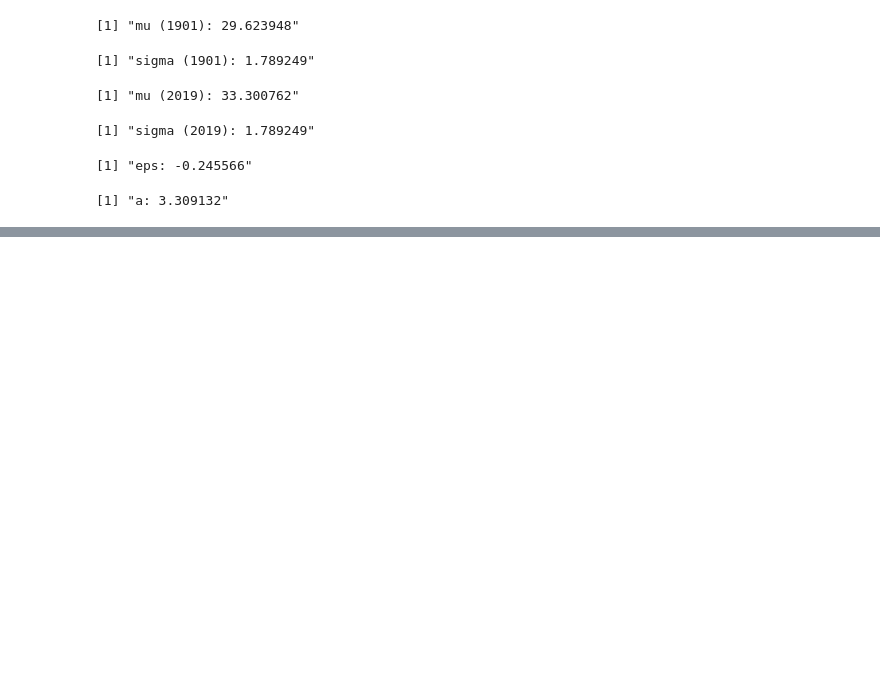
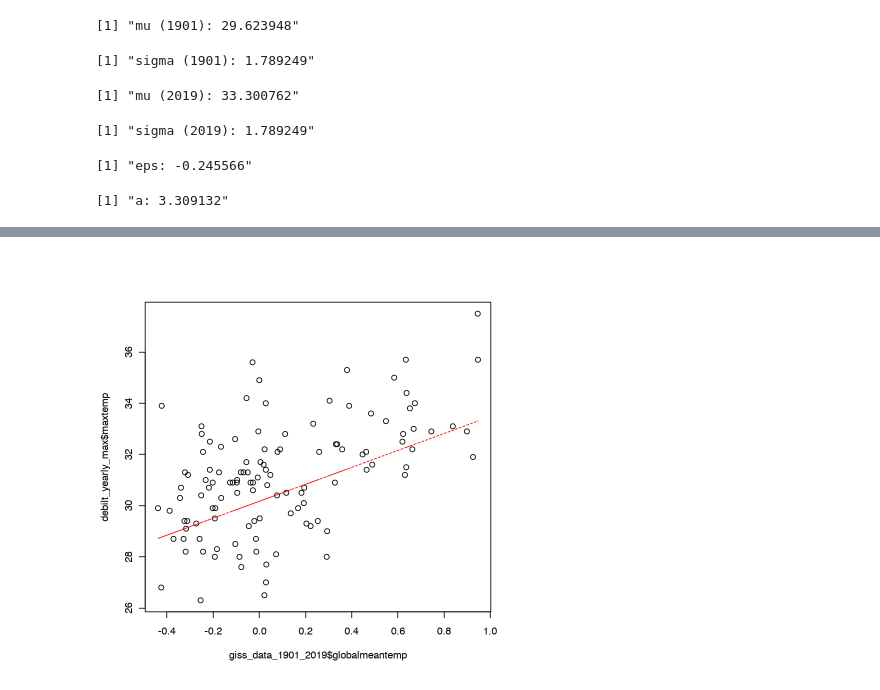
Before and after one commit to C3S-attribution-service/ToolsTesting, a Jupyter notebook: fit_gev.ipynb, the cells around one changed output, grey strips where cells are left out. Saved outputs shown, nothing was run; the diff lists cells and outputs as text; code cells hidden in the pictures; blank space fills up the shorter version.

Commit message:
Try out plots for location fit

```diff
--- a/fit_gev.ipynb
+++ b/fit_gev.ipynb
@@ -130,0 +155,5 @@ sprintf("a: %f", a_2019)
+# %%
+plot(giss_data_1901_2019$globalmeantemp, debilt_yearly_max$maxtemp)
+lines(giss_data_1901_2019$globalmeantemp, fit$vals[,1], col="red",lty=2)
+# %% [output]
+[figure, added]
```
Also changed, not shown: parts of 5 cells of this notebook.
